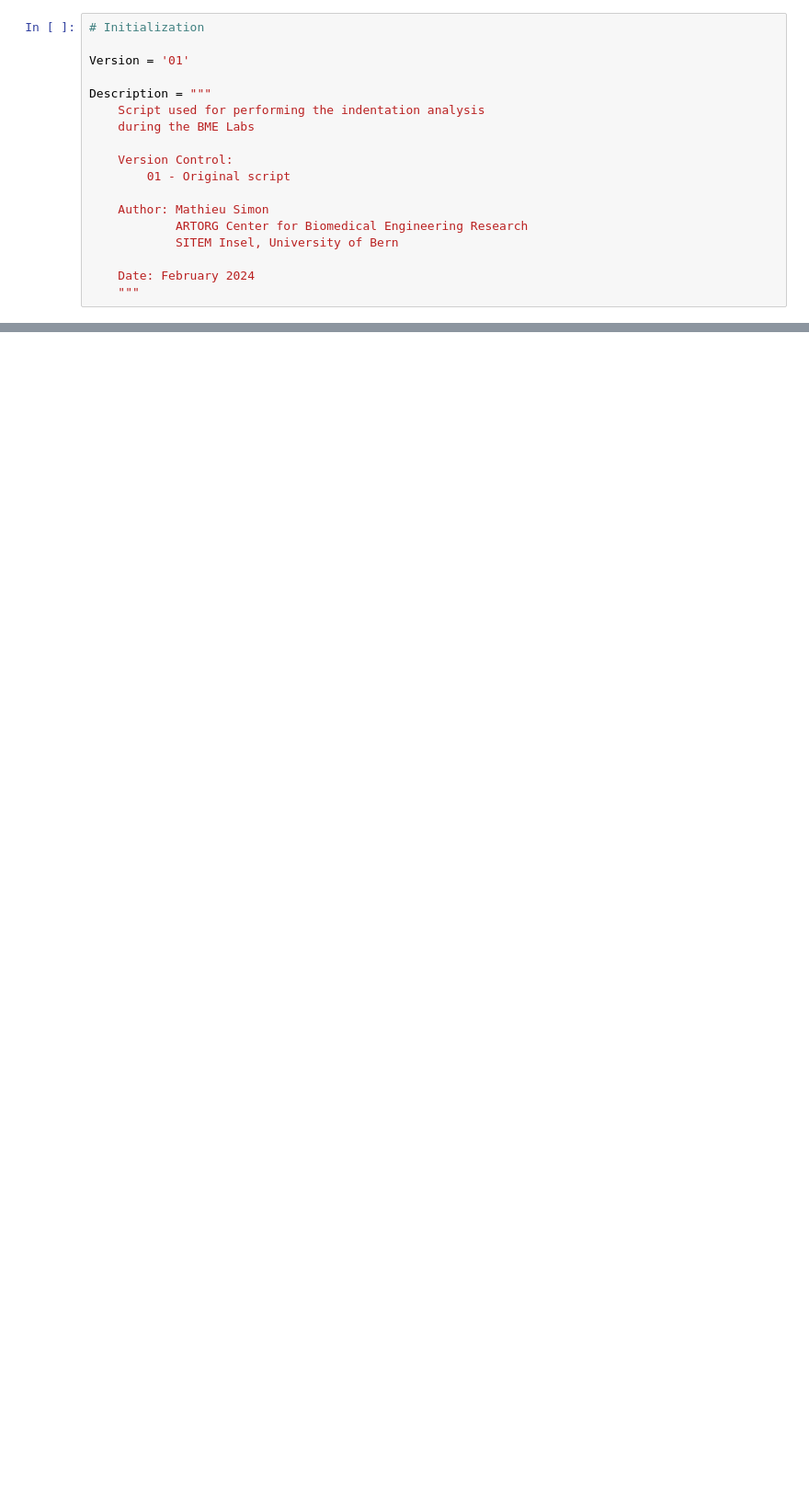
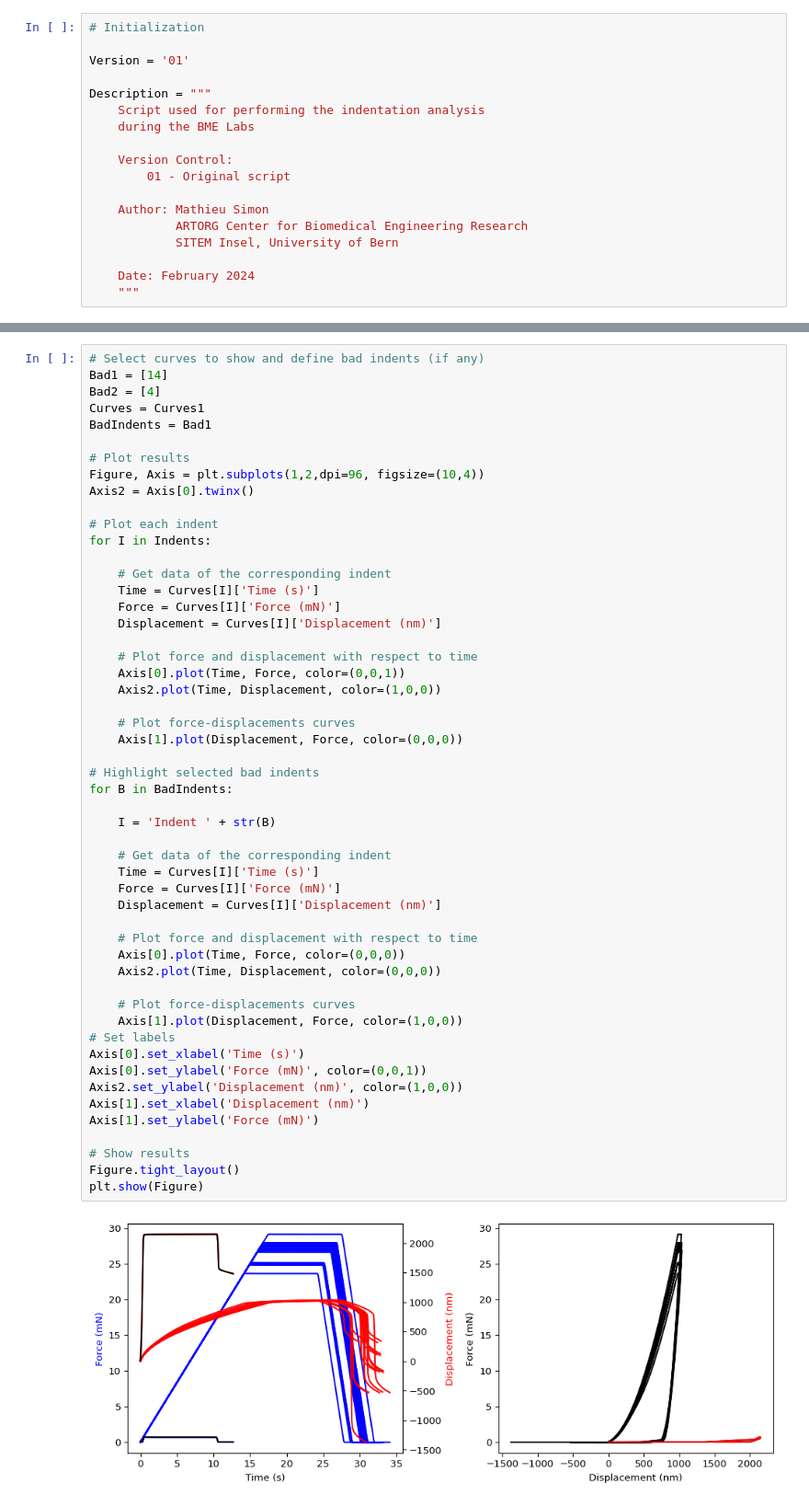
Before and after one commit to artorg-unibe-ch/MSB_BMELab, a Jupyter notebook: Group3/IndentationAnalysis.ipynb, the cells around one changed output, grey strips where cells are left out. Shown: that part at 92% size. Cells and saved outputs as stored; diff of their text form; blank space fills up the shorter version.

```diff
--- a/Group3/IndentationAnalysis.ipynb
+++ b/Group3/IndentationAnalysis.ipynb
@@ -87,0 +376,54 @@ plt.show(Figure)
+# %%
+# Select curves to show and define bad indents (if any)
+Bad1 = [14]
+Bad2 = [4]
+Curves = Curves1
+BadIndents = Bad1
+
+# Plot results
+Figure, Axis = plt.subplots(1,2,dpi=96, figsize=(10,4))
+Axis2 = Axis[0].twinx()
+
+# Plot each indent
+for I in Indents:
+
+    # Get data of the corresponding indent
+    Time = Curves[I]['Time (s)']
+    Force = Curves[I]['Force (mN)']
+    Displacement = Curves[I]['Displacement (nm)']
+
+    # Plot force and displacement with respect to time
+    Axis[0].plot(Time, Force, color=(0,0,1))
+    Axis2.plot(Time, Displacement, color=(1,0,0))
+
+    # Plot force-displacements curves
+    Axis[1].plot(Displacement, Force, color=(0,0,0))
+
+# Highlight selected bad indents
+for B in BadIndents:
+
+    I = 'Indent ' + str(B)
+
+    # Get data of the corresponding indent
+    Time = Curves[I]['Time (s)']
+    Force = Curves[I]['Force (mN)']
+    Displacement = Curves[I]['Displacement (nm)']
+
+    # Plot force and displacement with respect to time
+    Axis[0].plot(Time, Force, color=(0,0,0))
+    Axis2.plot(Time, Displacement, color=(0,0,0))
+
+    # Plot force-displacements curves
+    Axis[1].plot(Displacement, Force, color=(1,0,0))
+# Set labels
+Axis[0].set_xlabel('Time (s)')
+Axis[0].set_ylabel('Force (mN)', color=(0,0,1))
+Axis2.set_ylabel('Displacement (nm)', color=(1,0,0))
+Axis[1].set_xlabel('Displacement (nm)')
+Axis[1].set_ylabel('Force (mN)')
+
+# Show results
+Figure.tight_layout()
+plt.show(Figure)
+# %% [output]
+[figure, added]
```
Also changed, not shown: parts of 19 cells of this notebook, 15 other files.
